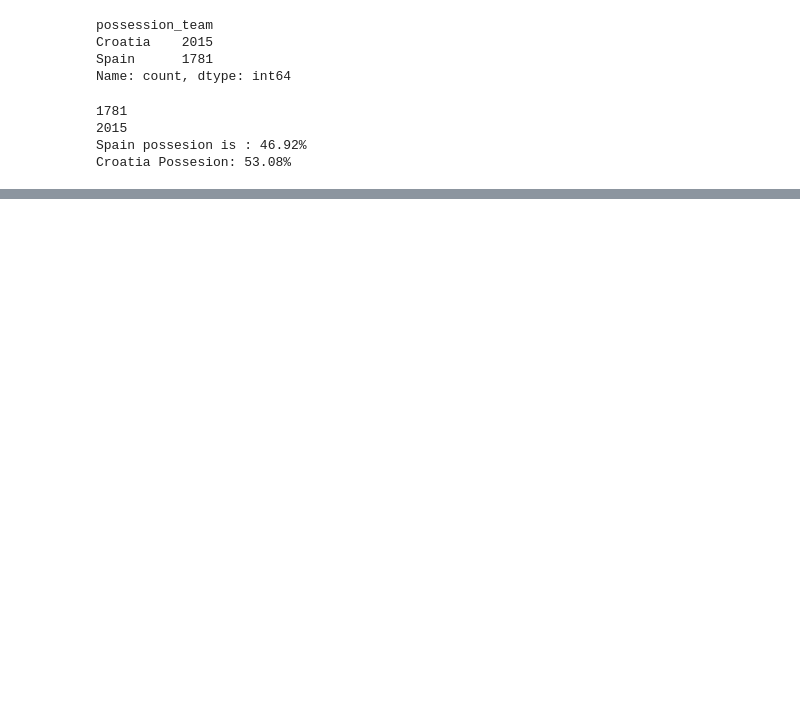
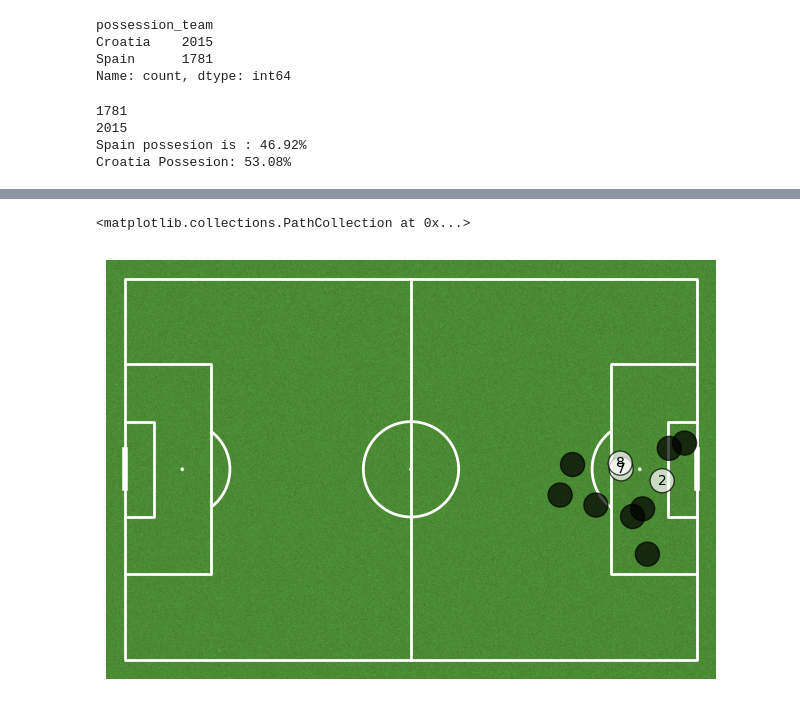
Before and after one commit to molinaferrerj/EUROCUP-ANALYTICS, a Jupyter notebook: 01_explore.ipynb, the cells around one changed output, grey strips where cells are left out. Saved outputs shown, nothing was run; the diff lists cells and outputs as text; code cells hidden in the pictures; blank space fills up the shorter version.

```diff
--- a/01_explore.ipynb
+++ b/01_explore.ipynb
@@ -161,3 +148,10 @@ print (f"Croatia Possesion: {croatia_possesion:.2f}%")
 2015
 Spain possesion is : 46.92%
 Croatia Possesion: 53.08%
+# %%
+shots = game1[game1['type'] == 'Shot']
+spain_shots = shots[shots['team'] == 'Spain']
+print(spain_shots['location'])
+
+croatia_shots = shots[shots['team'] == 'Croatia']
+print(croatia_shots['location'])
@@ -163,0 +180,9 @@ Croatia Possesion: 53.08%
+# %%
+lineup_df = pd.DataFrame(spain_lineup)
+spain_shots = shots[shots['team'] == 'Spain'].copy()
+spain_shots['x'] = spain_shots['location'].apply(lambda loc: loc[0])
+spain_shots['y'] = spain_shots['location'].apply(lambda loc: loc[1])
+spain_shots = spain_shots.merge(lineup_df[['player', 'jersey_number']], on='player', how='left')
+spain_shots.loc[spain_shots['player'] == 'Ferrán Torres García', 'jersey_number'] = 11
+spain_shots.loc[spain_shots['player'] == 'Daniel Olmo Carvajal', 'jersey_number'] = 8
+print(spain_shots[['player', 'jersey_number']])
@@ -163,0 +202,26 @@ Croatia Possesion: 53.08%
+# %%
+import random
+from mplsoccer import Pitch
+
+pitch = Pitch(pitch_color='grass', line_color='white')
+fig, ax = pitch.draw()
+
+colors = []
+for outcome in spain_shots['shot_outcome']:
+    if outcome == 'Goal':
+        colors.append('white')
+
+
+    else:
+        colors.append('black')
+
+
+for idx in spain_shots.iterrows():
+    if idx[1]['shot_outcome'] == 'Goal':
+        pitch.annotate(str(int(idx[1]['jersey_number'])), xy=(idx[1]['x'], idx[1]['y']), ax=ax, ha='center', va='center')
+
+
+pitch.scatter(spain_shots['x'], spain_shots['y'], ax=ax, color=colors, edgecolors='black', s=300, label='Spain Shots', alpha=0.7)
+# %% [output]
+<matplotlib.collections.PathCollection at 0x...>
+[figure, added]
```
Also changed, not shown: parts of 12 cells of this notebook.
